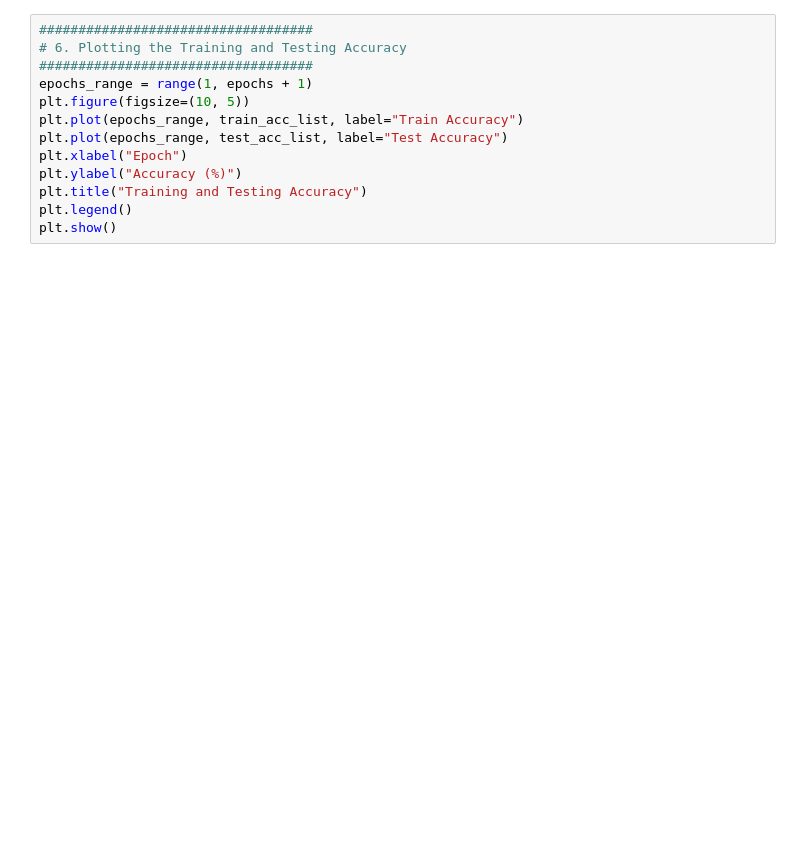
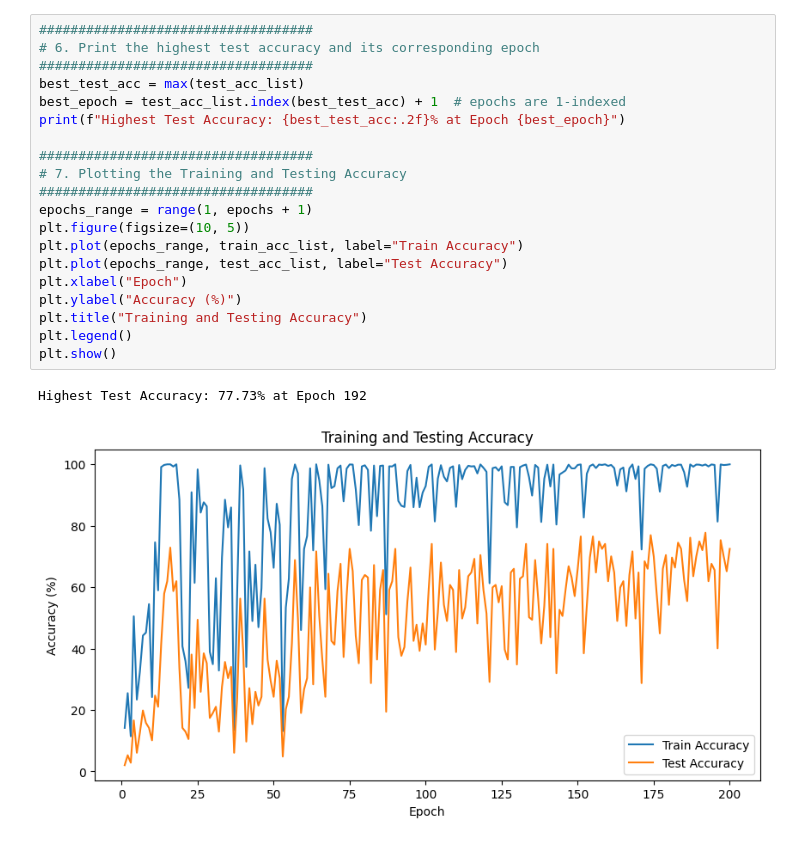
Before and after one commit to wasssup123/fyp, a Jupyter notebook: 2 vit fusion.ipynb, the cells around one changed output. Cells and saved outputs as stored; diff of their text form; blank space fills up the shorter version.

```diff
--- a/2 vit fusion.ipynb
+++ b/2 vit fusion.ipynb
@@ -368,13 +368,23 @@ Epoch 72/200 | Loss: 0.0083 | Train Acc: 99.60% | Test Acc: 67.61%
 # %%
 ###################################
-# 6. Plotting the Training and Testing Accuracy
+# 6. Print the highest test accuracy and its corresponding epoch
+###################################
+best_test_acc = max(test_acc_list)
+best_epoch = test_acc_list.index(best_test_acc) + 1  # epochs are 1-indexed
+print(f"Highest Test Accuracy: {best_test_acc:.2f}% at Epoch {best_epoch}")
+
+###################################
+# 7. Plotting the Training and Testing Accuracy
 ###################################
 epochs_range = range(1, epochs + 1)
 plt.figure(figsize=(10, 5))
 plt.plot(epochs_range, train_acc_list, label="Train Accuracy")
 plt.plot(epochs_range, test_acc_list, label="Test Accuracy")
 plt.xlabel("Epoch")
 plt.ylabel("Accuracy (%)")
 plt.title("Training and Testing Accuracy")
 plt.legend()
 plt.show()
+# %% [output]
+Highest Test Accuracy: 77.73% at Epoch 192
+[figure, added]
```
Also changed, not shown: parts of 1 cell of this notebook.
